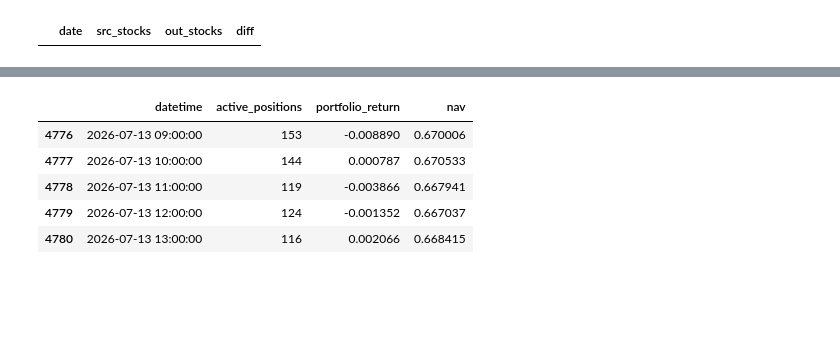
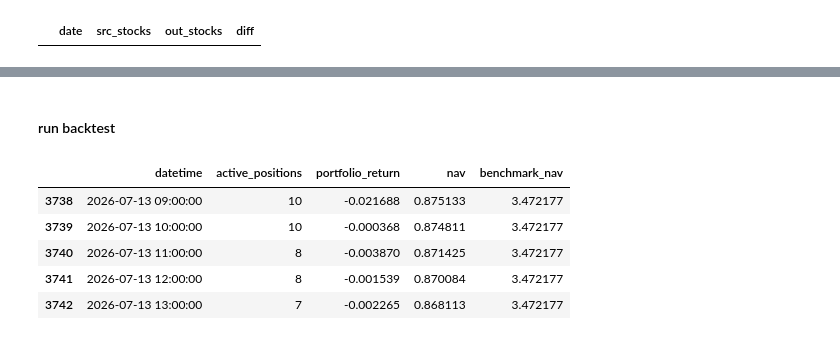
Before and after one commit to Xin95172/Quant, a Jupyter notebook: projects/CTA/學弟策略/main.ipynb, the cells around one changed output, grey strips where cells are left out. Cells and saved outputs as stored; diff of their text form; code cells hidden in the pictures; blank space fills up the shorter version.

```diff
--- a/projects/CTA/學弟策略/main.ipynb
+++ b/projects/CTA/學弟策略/main.ipynb
@@ -486,16 +523,33 @@ feature_df
+# %% [markdown]
+#### run backtest
 # %%
-from backtest import run_signal_backtest
+import importlib
+import backtest
 
+importlib.reload(backtest)
+from backtest import add_buy_and_hold_benchmark, run_signal_backtest
+
+feature_df = pd.read_parquet("feature_df.parquet")
 trades_df, equity_df = run_signal_backtest(
     feature_df,
     config=config,
 )
 
-equity_df[["datetime", "active_positions", "portfolio_return", "nav"]].tail()
+benchmark_file = Path(
+    "/Users/xinc/GitHub/google_drive/Data/trading/tw_stock/kbar/1D/0050.parquet"
+)
+equity_df, benchmark_df = add_buy_and_hold_benchmark(
+    equity_df,
+    benchmark_price_file=benchmark_file,
+    stock_id="0050",
+    config=config,
+)
+
+equity_df[["datetime", "active_positions", "portfolio_return", "nav", "benchmark_nav"]].tail()
 # %% [output]
-|  | datetime | active_positions | portfolio_return | nav |
-| 4776 | 2026-07-13 09:00:00 | 153 | -0.008890 | 0.670006 |
-| 4777 | 2026-07-13 10:00:00 | 144 | 0.000787 | 0.670533 |
-| 4778 | 2026-07-13 11:00:00 | 119 | -0.003866 | 0.667941 |
-| 4779 | 2026-07-13 12:00:00 | 124 | -0.001352 | 0.667037 |
-| 4780 | 2026-07-13 13:00:00 | 116 | 0.002066 | 0.668415 |
+|  | datetime | active_positions | portfolio_return | nav | benchmark_nav |
+| 3738 | 2026-07-13 09:00:00 | 10 | -0.021688 | 0.875133 | 3.472177 |
+| 3739 | 2026-07-13 10:00:00 | 10 | -0.000368 | 0.874811 | 3.472177 |
+| 3740 | 2026-07-13 11:00:00 | 8 | -0.003870 | 0.871425 | 3.472177 |
+| 3741 | 2026-07-13 12:00:00 | 8 | -0.001539 | 0.870084 | 3.472177 |
+| 3742 | 2026-07-13 13:00:00 | 7 | -0.002265 | 0.868113 | 3.472177 |
```
Also changed, not shown: parts of 10 cells of this notebook, 3 other files.
